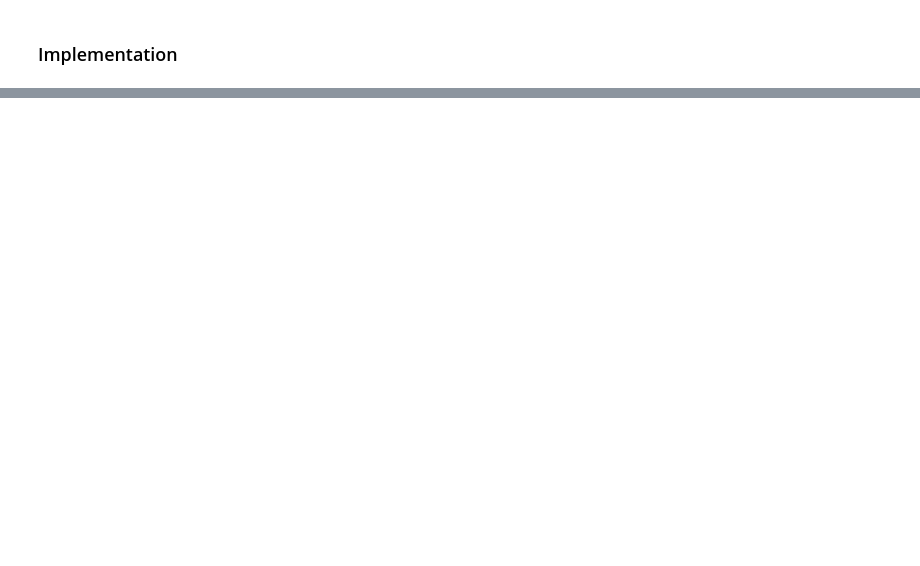
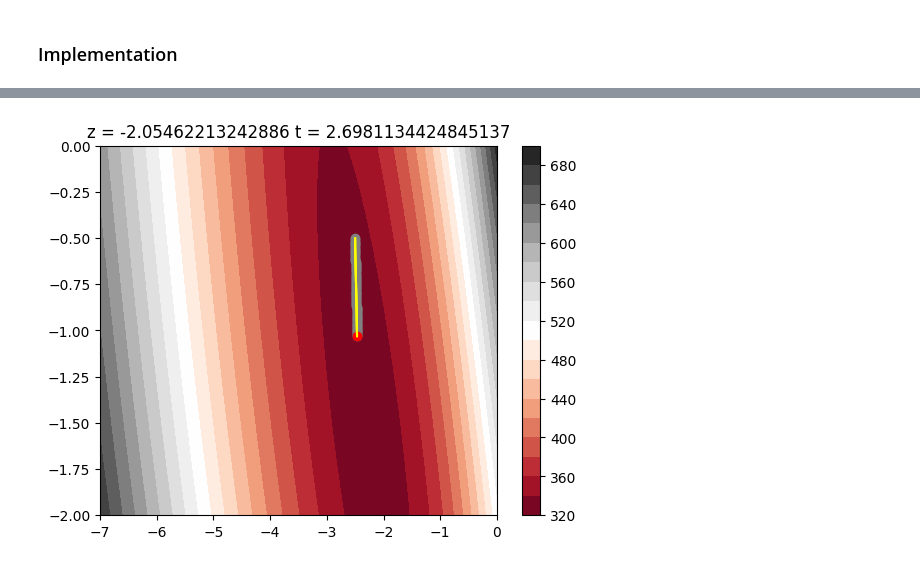
Before and after one commit to quihuynhlediem/titanic-data-visualization, a Jupyter notebook: main.ipynb, the cells around one changed output, grey strips where cells are left out. Saved outputs shown, nothing was run; the diff lists cells and outputs as text; code cells hidden in the pictures; blank space fills up the shorter version.

```diff
--- a/main.ipynb
+++ b/main.ipynb
@@ -116,10 +140,15 @@ import numpy as np
 data.dropna(subset=['Age', 'Sex'], inplace=True)
 
 sex = np.array([1 if x == "male" else 0 for x in data["Sex"]])
-age = np.array(data["Age"])/100
+age = np.array(data["Age"])
+age = (age - np.min(age)) / (np.max(age) - np.min(age))
+# pclass = np.array(data["Pclass"])
+# pclass = (pclass - np.min(pclass)) / (np.max(pclass) - np.min(pclass))
+sibsp = np.array(data["SibSp"])
+sibsp = (sibsp - np.min(sibsp)) / (np.max(sibsp) - np.min(sibsp))
+# parch = np.array(data["Parch"])
+# parch = (parch - np.min(parch)) / (np.max(parch) - np.min(parch))
 survided = np.array(data["Survived"])
 
-print(len(age))
-print(len(sex))
-print(len(survided))
+print(pd.DataFrame(sibsp).describe())
 # %% [output]
@@ -175,4 +213,4 @@ class LossFunction:
 # %%
-func = LossFunction(sex, age, survided)
-func.value(1, 1, 1)
+func = LossFunction(sex, age, pclass, survided)
+func.derivative(1, 1, 1, 1)
 # %% [output]
@@ -180,54 +218,55 @@ func.value(1, 1, 1)
 # %%
 def gradient_descent_process(starting_point, learning_rate, iterations):
-  current_point = starting_point
-  import os
-  import shutil
-  shutil.rmtree('./loss_graphs')
-  os.mkdir('./loss_graphs')
 
-  x = np.linspace(-3, 0.001, 100)
-  y = np.linspace(-0.3, 1, 100)
-  X, Y = np.meshgrid(x, y)
+    # clear the graphs folder
+    import os
+    import shutil
+    shutil.rmtree('./graphs')
+    os.mkdir('./graphs')
 
-  # n_layers = 30
-  # z = np.linspace(-0.1, 0.1, n_layers)
+    x = np.linspace(-7, -0, 100)
+    y = np.linspace(-2, 0, 100)
+    X, Y = np.meshgrid(x, y)
 
-  for i in range(iterations):
-    # for z_value in z:
-    Z = [[func.value(x, y, current_point[2]) for x in x] for y in y]
+    current_point = starting_point
+    point_storage = []
+    for i in range(iterations):
+        plt.clf()
+        Z = [[func.value(x, y, current_point[2], current_point[3]) for x in x] for y in y]
+        plt.contourf(X, Y, Z, 20, cmap = 'RdGy')
+        plt.title('z = ' + str(current_point[2]) + ' t = ' + str(current_point[3]))
+        plt.colorbar()
 
-    plt.contourf(X, Y, Z, 20, cmap = 'RdGy')
-    plt.colorbar()
-    print("Iteration: " + str(i))
-    print("Current point: " + str(current_point))
-    print("Loss value: " + str(func.value(current_point[0], current_point[1], current_point[2])))
-    print("Accuracy" + str(func.accuracy(current_point[0], current_point[1], current_point[2])))
-    print("----------------------------------------")
-    gradient = func.gradient(current_point[0], current_point[1], current_point[2])
-    next_point = current_point - learning_rate * gradient
+        derivative = func.derivative(current_point[0], current_point[1], current_point[2], current_point[3])
+        print("Iteration: " + str(i))
+        print("Current point: " + str(current_point))
+        print("derivative: " + str(derivative))
+        print("Loss value: " + str(func.value(current_point[0], current_point[1], current_point[2], current_point[3])))
+        print("Accuracy: " + str(func.accuracy(current_point[0], current_point[1], current_point[2], current_point[3])))
+        print("====================================")
+        next_point = current_point - derivative * learning_rate
+        # plot the point_storage of the points as gray, the current point as red
+        point_storage.append(current_point)
+        for point in point_storage:
+            plt.scatter(point[0], point[1], c = 'grey')
+        plt.scatter(next_point[0], next_point[1], c = 'red')
+        #plot the line between points in point_storage
+        for i in range(len(point_storage) - 1):
+            plt.plot([point_storage[i][0], point_storage[i + 1][0]], [point_storage[i][1], point_storage[i + 1][1]], c = 'yellow')
+        plt.plot([current_point[0], next_point[0]], [current_point[1], next_point[1]], c = 'yellow')
 
-    # plot the current point as grey point, the new point as red
-    plt.scatter(current_point[0], current_point[1], c = 'grey')
-    plt.scatter(next_point[0], next_point[1], c = 'red')
-    plt.plot([current_point[0], next_point[0]], [current_point[1], next_point[1]], c = 'yellow')
+        plt.savefig("./graphs/iteration_" + str(i) + ".png")
 
-    plt.title('z = {z}'.format(z = current_point[2]))
-    plt.savefig('./loss_graphs/iteration_{id}.png'.format(id = i))
-    plt.clf()
+        current_point = next_point
 
-    current_point = next_point
-    if (np.linalg.norm(gradient) < 0.00001):
-      break
+        if (np.linalg.norm(derivative) < 0.00001):
+            break
 
+    return current_point
 
-  return current_point
-
-starting_point = np.array([0.0001, 0.0076, 0.00012])
-learning_rate = 0.0025
-iterations = 150
+starting_point = np.array([-2.5, -0.5, -2, 2.5])
+learning_rate = 0.001
+iterations = 100
 gradient_descent_process(starting_point, learning_rate, iterations)
-# last_point = gradient_descent_process(starting_point, learning_rate, iterations)
-# print(last_point)
-# func.value(last_point[0], last_point[1], last_point[2])
 # %% [output]
 Iteration: 0
@@ -252,3 +290,4 @@ array([-2.46748601, -0.20678442,  1.17728585])
+[figure, added]
 # %%
 # Create gif from images in loss_graphs folder
 import imageio.v2 as imageio
```
Also changed, not shown: parts of 12 cells of this notebook, 3 other files.
